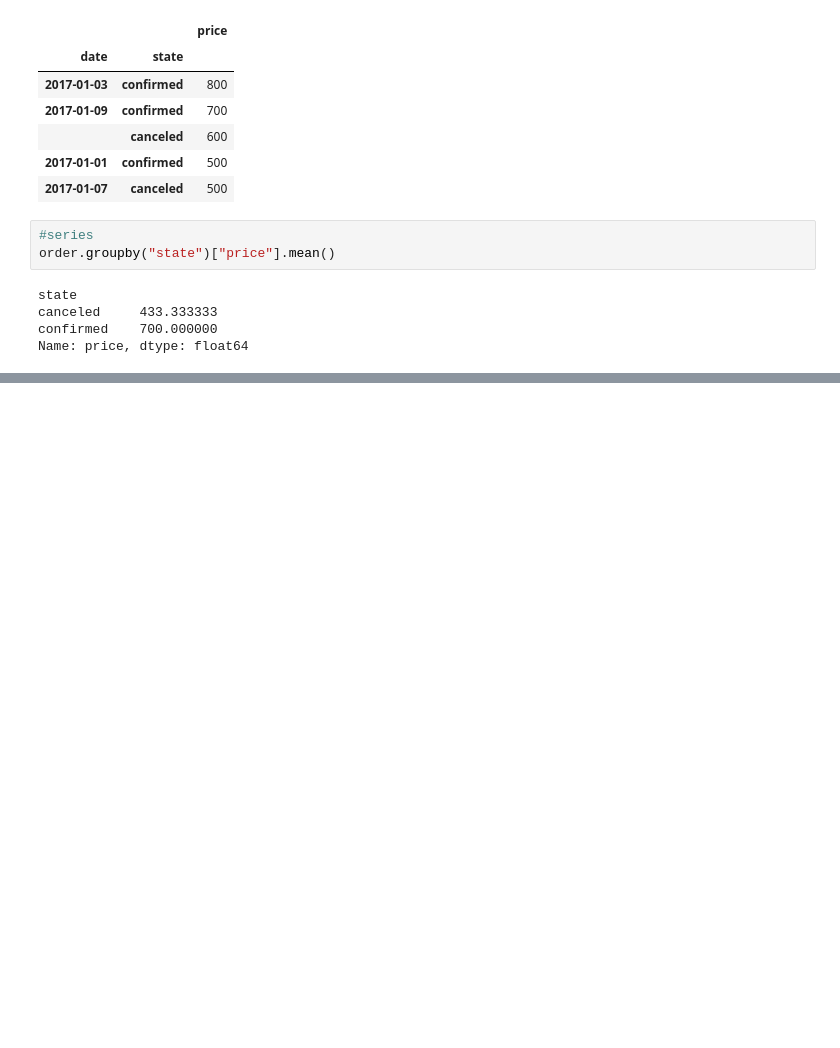
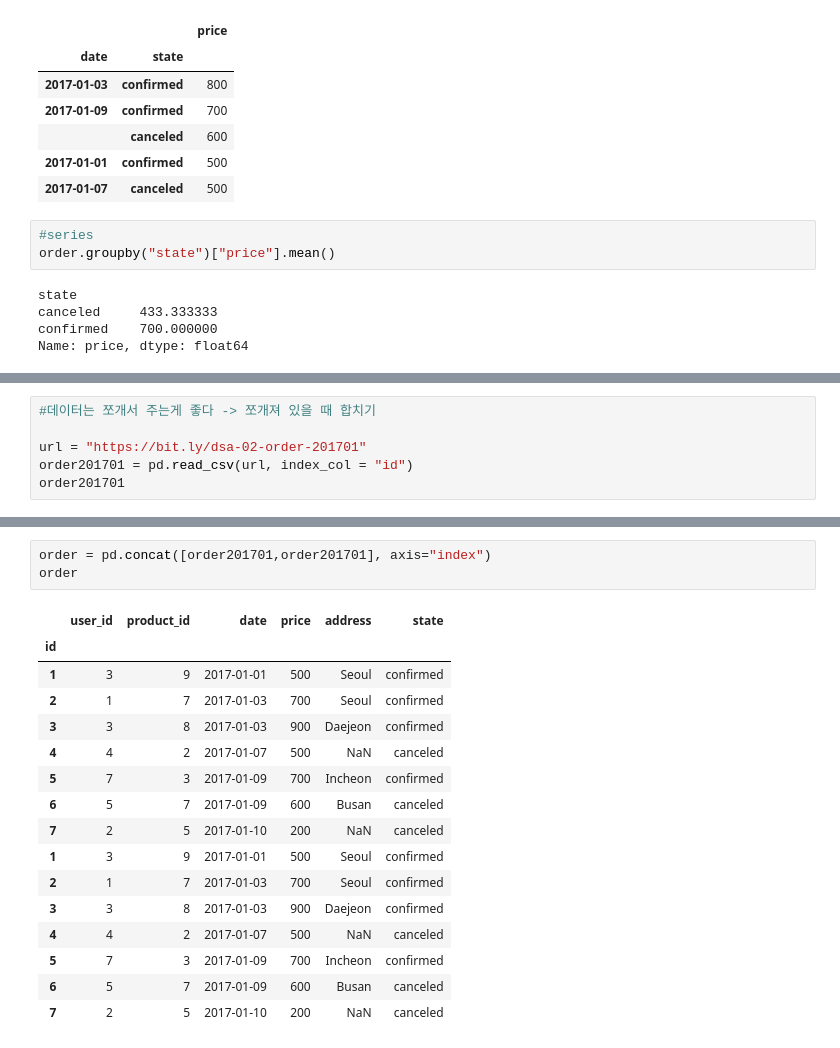
Before and after one commit to bwowby/DS, a Jupyter notebook: pandas_practice1.ipynb, the cells around one changed output, grey strips where cells are left out. Cells and saved outputs as stored; diff of their text form; blank space fills up the shorter version.

Commit message:
Update pandas_practice1.ipynb
apply,concat

```diff
--- a/pandas_practice1.ipynb
+++ b/pandas_practice1.ipynb
@@ -271,0 +317,6 @@ Name: price, dtype: float64
+# %%
+#데이터는 쪼개서 주는게 좋다 -> 쪼개져 있을 때 합치기
+
+url = "https://bit.ly/dsa-02-order-201701"
+order201701 = pd.read_csv(url, index_col = "id")
+order201701
@@ -271,0 +344,20 @@ Name: price, dtype: float64
+# %%
+order = pd.concat([order201701,order201701], axis="index")
+order
+# %% [output]
+|  | user_id | product_id | date | price | address | state |
+| id |  |  |  |  |  |  |
+| 1 | 3 | 9 | 2017-01-01 | 500 | Seoul | confirmed |
+| 2 | 1 | 7 | 2017-01-03 | 700 | Seoul | confirmed |
+| 3 | 3 | 8 | 2017-01-03 | 900 | Daejeon | confirmed |
+| 4 | 4 | 2 | 2017-01-07 | 500 | NaN | canceled |
+| 5 | 7 | 3 | 2017-01-09 | 700 | Incheon | confirmed |
+| 6 | 5 | 7 | 2017-01-09 | 600 | Busan | canceled |
+| 7 | 2 | 5 | 2017-01-10 | 200 | NaN | canceled |
+| 1 | 3 | 9 | 2017-01-01 | 500 | Seoul | confirmed |
+| 2 | 1 | 7 | 2017-01-03 | 700 | Seoul | confirmed |
+| 3 | 3 | 8 | 2017-01-03 | 900 | Daejeon | confirmed |
+| 4 | 4 | 2 | 2017-01-07 | 500 | NaN | canceled |
+| 5 | 7 | 3 | 2017-01-09 | 700 | Incheon | confirmed |
+| 6 | 5 | 7 | 2017-01-09 | 600 | Busan | canceled |
+| 7 | 2 | 5 | 2017-01-10 | 200 | NaN | canceled |
```
Also changed, not shown: parts of 9 cells of this notebook.
